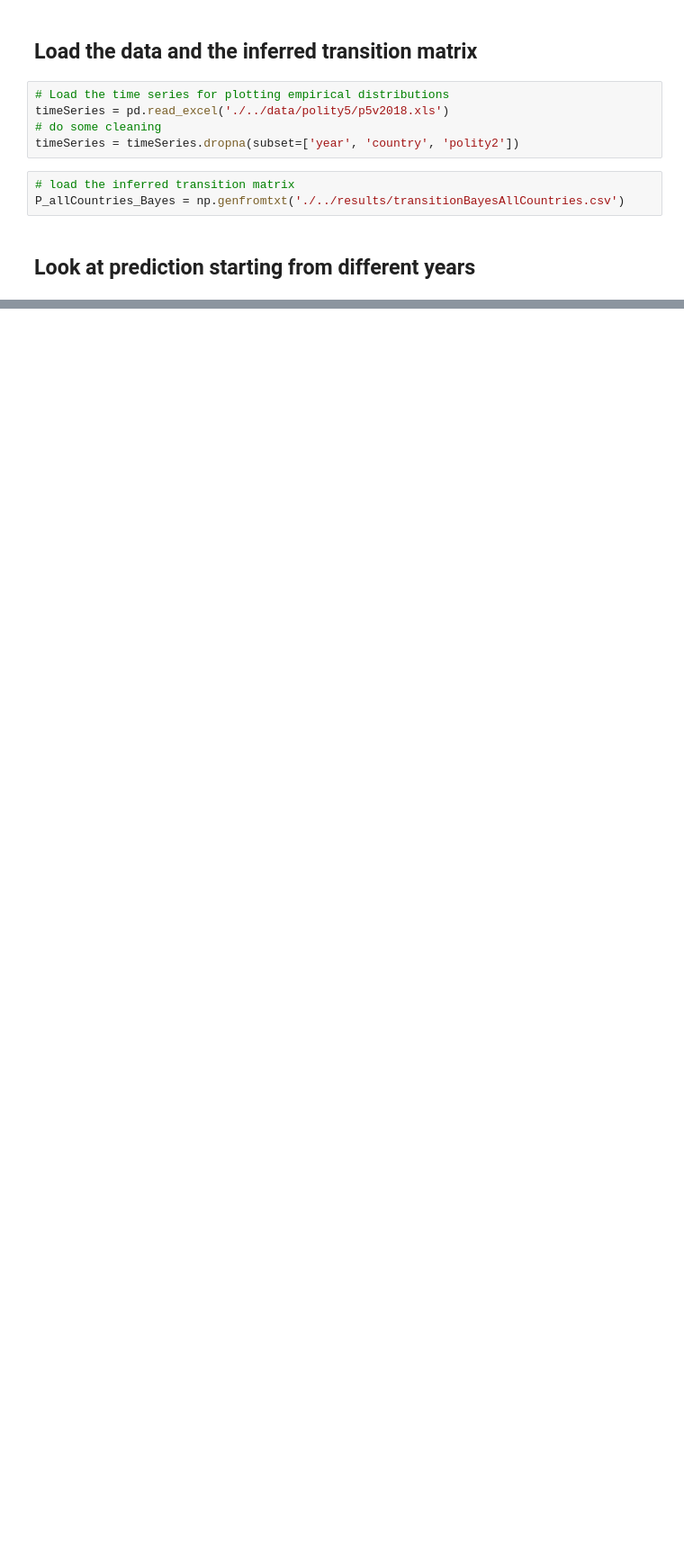
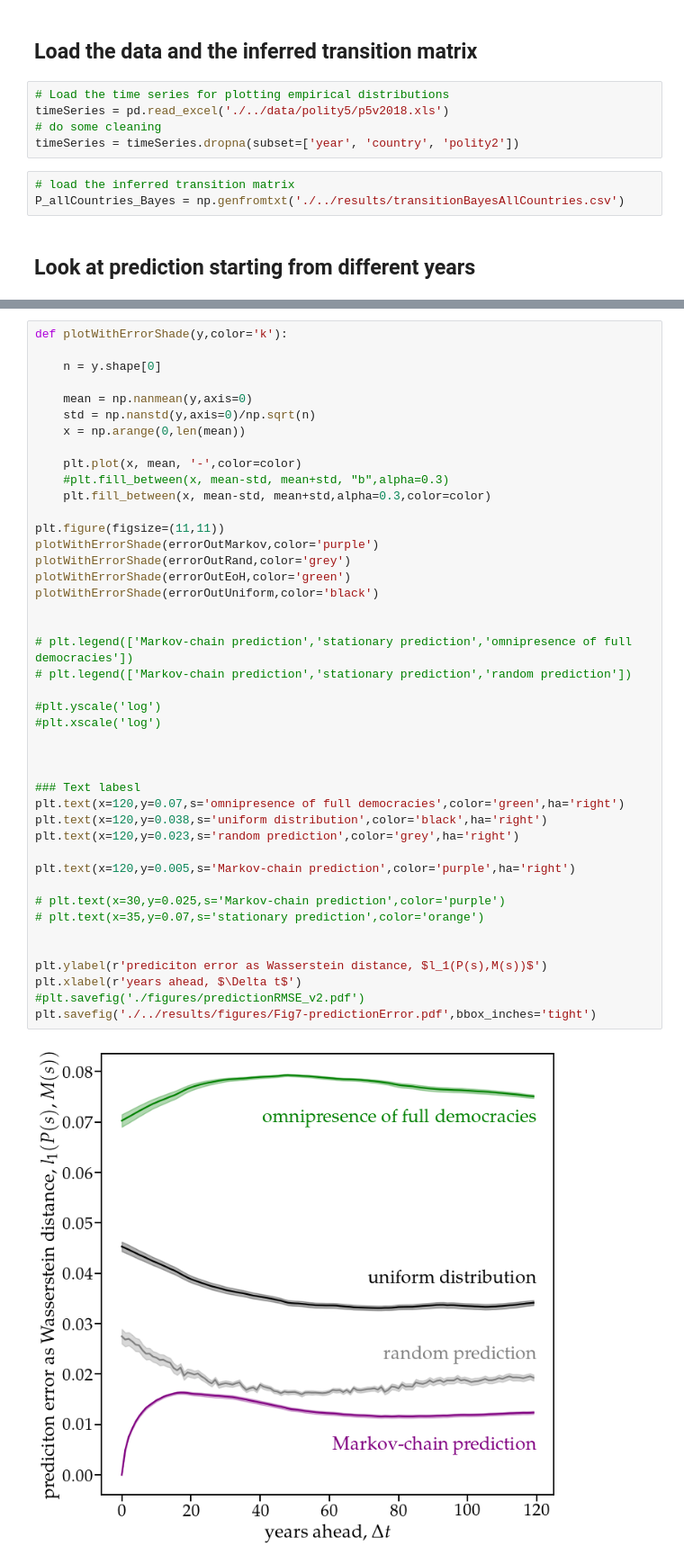
Before and after one commit to floklimm/democracyMarkovChain, a Jupyter notebook: code/5-testPrediction.ipynb, the cells around one changed output, grey strips where cells are left out. Shown: that part at 90% size. Cells and saved outputs as stored; diff of their text form; blank space fills up the shorter version.

Commit message:
Wasserstein distance as Error function

```diff
--- a/code/5-testPrediction.ipynb
+++ b/code/5-testPrediction.ipynb
@@ -35,0 +159,45 @@ P_allCountries_Bayes = np.genfromtxt('./../results/transitionBayesAllCountries.c
+# %%
+def plotWithErrorShade(y,color='k'):
+
+    n = y.shape[0]
+
+    mean = np.nanmean(y,axis=0)
+    std = np.nanstd(y,axis=0)/np.sqrt(n)
+    x = np.arange(0,len(mean))
+
+    plt.plot(x, mean, '-',color=color)
+    #plt.fill_between(x, mean-std, mean+std, "b",alpha=0.3)
+    plt.fill_between(x, mean-std, mean+std,alpha=0.3,color=color)
+
+plt.figure(figsize=(11,11))
+plotWithErrorShade(errorOutMarkov,color='purple')
+plotWithErrorShade(errorOutRand,color='grey')
+plotWithErrorShade(errorOutEoH,color='green')
+plotWithErrorShade(errorOutUniform,color='black')
+
+
+# plt.legend(['Markov-chain prediction','stationary prediction','omnipresence of full democracies'])
+# plt.legend(['Markov-chain prediction','stationary prediction','random prediction'])
+
+#plt.yscale('log')
+#plt.xscale('log')
+
+
+
+### Text labesl
+plt.text(x=120,y=0.07,s='omnipresence of full democracies',color='green',ha='right')
+plt.text(x=120,y=0.038,s='uniform distribution',color='black',ha='right')
+plt.text(x=120,y=0.023,s='random prediction',color='grey',ha='right')
+
+plt.text(x=120,y=0.005,s='Markov-chain prediction',color='purple',ha='right')
+
+# plt.text(x=30,y=0.025,s='Markov-chain prediction',color='purple')
+# plt.text(x=35,y=0.07,s='stationary prediction',color='orange')
+
+
+plt.ylabel(r'prediciton error as Wasserstein distance, $l_1(P(s),M(s))$')
+plt.xlabel(r'years ahead, $\Delta t$')
+#plt.savefig('./figures/predictionRMSE_v2.pdf')
+plt.savefig('./../results/figures/Fig7-predictionError.pdf',bbox_inches='tight')
+# %% [output]
+[figure, added]
```
Also changed, not shown: parts of 9 cells of this notebook, 1 other file.
